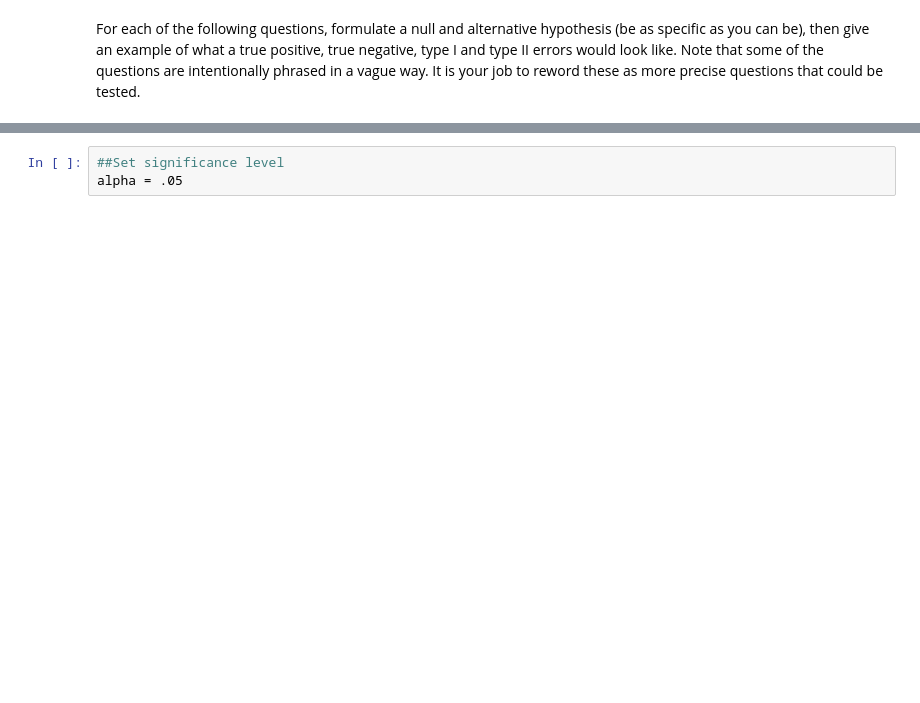
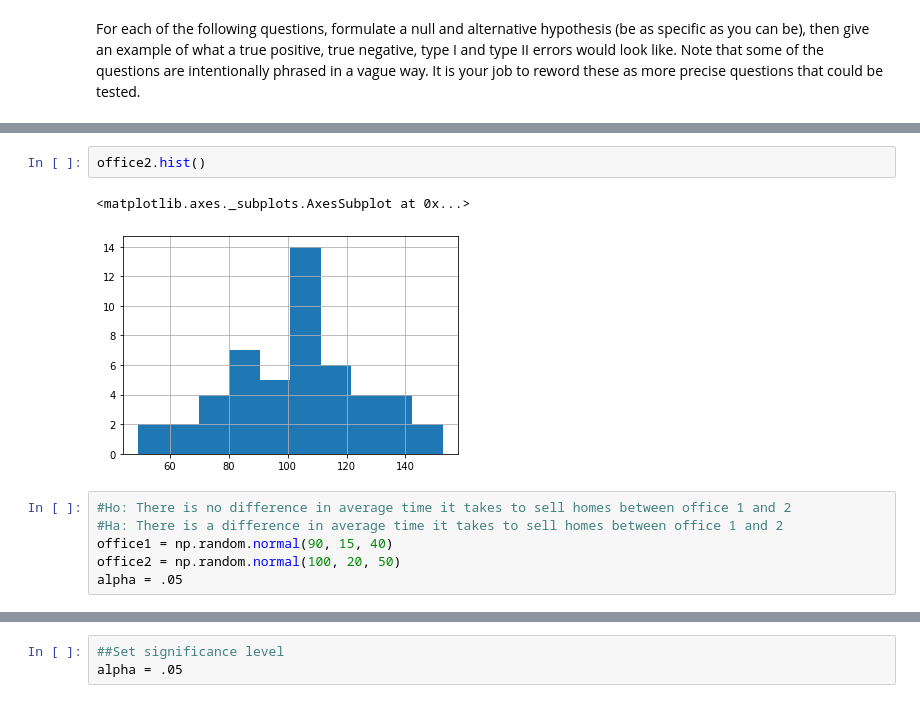
Before and after one commit to Brandon-Martinez27/statistics-exercises, a Jupyter notebook: hypothesis_testing.ipynb, the cells around one changed output, grey strips where cells are left out. Cells and saved outputs as stored; diff of their text form; blank space fills up the shorter version.

```diff
--- a/hypothesis_testing.ipynb
+++ b/hypothesis_testing.ipynb
@@ -330,0 +302,11 @@ Text(0.5, 1.0, 'Average MPG for 2008 Cars')
+# %%
+office2.hist()
+# %% [output]
+<matplotlib.axes._subplots.AxesSubplot at 0x...>
+[figure, added]
+# %%
+#Ho: There is no difference in average time it takes to sell homes between office 1 and 2
+#Ha: There is a difference in average time it takes to sell homes between office 1 and 2
+office1 = np.random.normal(90, 15, 40)
+office2 = np.random.normal(100, 20, 50)
+alpha = .05
```
Also changed, not shown: parts of 77 cells of this notebook.
